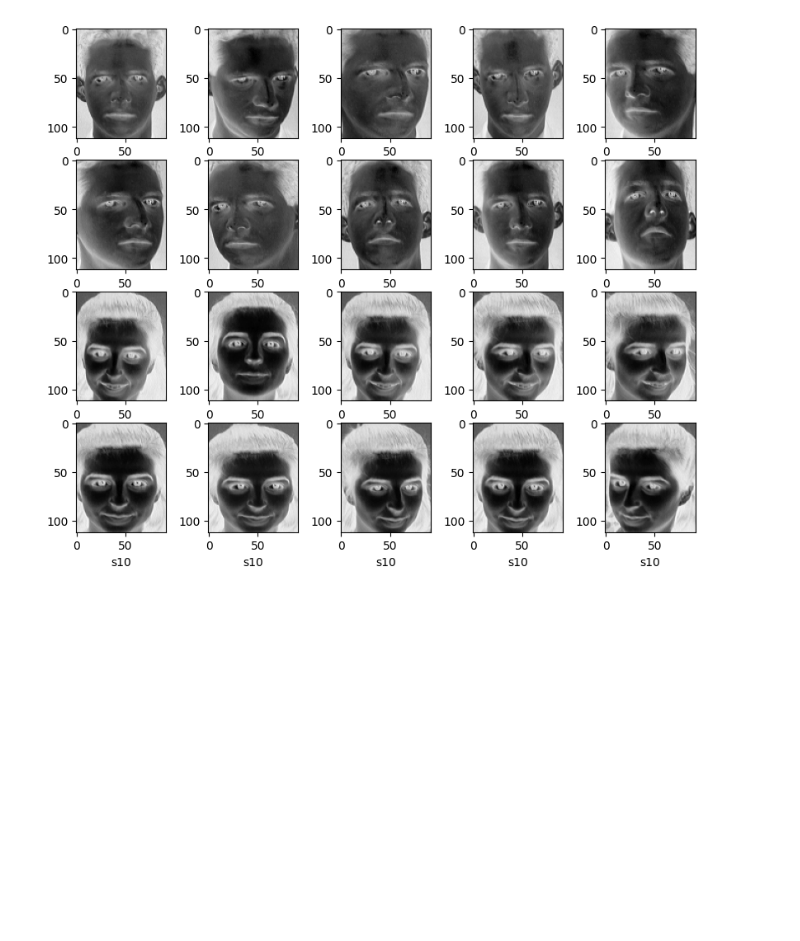
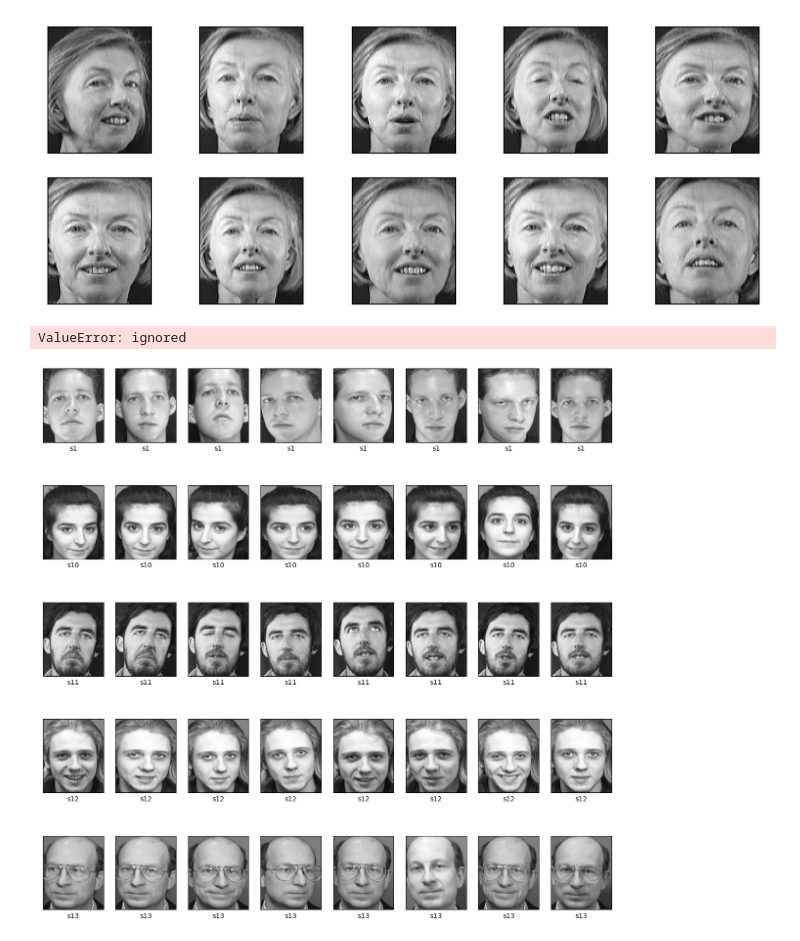
Before and after one commit to ShoaibFarooqui/Emotion-Classification, a Jupyter notebook: Project4.ipynb, the cells around one changed output. Drawn from its saved outputs; the diff is of its cells as text; code cells hidden in the pictures; blank space fills up the shorter version.

```diff
--- a/Project4.ipynb
+++ b/Project4.ipynb
@@ -12,16 +13,28 @@ labels = []
+# %%
+# Set Directory to access 40 sets of pictures
+face_data = '/content/Faces'
+# %%
+# Initialize a dictionary to hold the data for each set of pictures
+face_data_dict = {}
 # %%
-#Iterate over each directory (person)
-for dir_name in os.listdir(data_dir):
+# Iterate over each directory (person)
+for dir_name in os.listdir(face_data):
     # Get the label for this person (directory name)
     label = dir_name
+
+    # Initialize a list to hold the images for this person
+    images = []
+
     # Iterate over each image in the directory
-    for img_name in os.listdir(os.path.join(data_dir, dir_name)):
-        # Load the image and convert it to grayscale
-        img = cv2.imread(os.path.join(data_dir, dir_name, img_name), cv2.IMREAD_GRAYSCALE)
+    for img_name in os.listdir(os.path.join(face_data, dir_name)):
+        # Load the image
+        img = cv2.imread(os.path.join(face_data, dir_name, img_name), cv2.IMREAD_GRAYSCALE)
 
-        # Normalize the pixel values (scale them between 0 -black and 1 -white)
+        # Normalize the pixel values (scale them between 0 and 1)
         img = img / 255.0
 
-        # Add the preprocessed image and its label to the data
-        data.append(img)
-        labels.append(label)
+        # Append the preprocessed image to the list
+        images.append(img)
+
+    # Add the list of images to the data dictionary with the label as the key
+    face_data_dict[label] = images
@@ -32,11 +41,42 @@ labels = np.array(labels)
+# %%
+# Accessing the data for a specific set
+set_number = 's32'
+set_images = face_data_dict[set_number]
 # %%
-# Visualize sample images
+# Print the images from the set
 plt.figure(figsize=(10, 10))
-for i in range(20):
+for i, img in enumerate(set_images):
     plt.subplot(5, 5, i+1)
+    plt.xticks([])
+    plt.yticks([])
     plt.grid(False)
-    plt.imshow(data[i], cmap=plt.cm.binary)
-    plt.xlabel(labels[i])
+    plt.imshow(img, cmap=plt.cm.gray)
 plt.show()
 # %% [output]
-[figure, old version]
+[figure, new version]
+# %%
+# Get all the unique set numbers from the data_dict keys
+set_numbers = sorted(set(label[1:] for label in face_data_dict.keys()))
+
+# Print all the images from the 'Faces' folder
+plt.figure(figsize=(15, 15))
+num_rows = 5  # Number of rows in the grid
+num_cols = 8  # Number of columns in the grid
+
+for i, set_number in enumerate(set_numbers):
+    set_images = face_data_dict[f's{set_number}']
+
+    for j, img in enumerate(set_images):
+        plt.subplot(num_rows, num_cols, i*num_cols + j + 1)
+        plt.xticks([])
+        plt.yticks([])
+        plt.grid(False)
+        plt.imshow(img, cmap=plt.cm.gray)
+        plt.xlabel(f's{set_number}')
+
+
+plt.tight_layout()
+plt.show()
+# %% [output]
+ValueError: ignored
+[figure, added]
```
Also changed, not shown: parts of 6 cells of this notebook.
